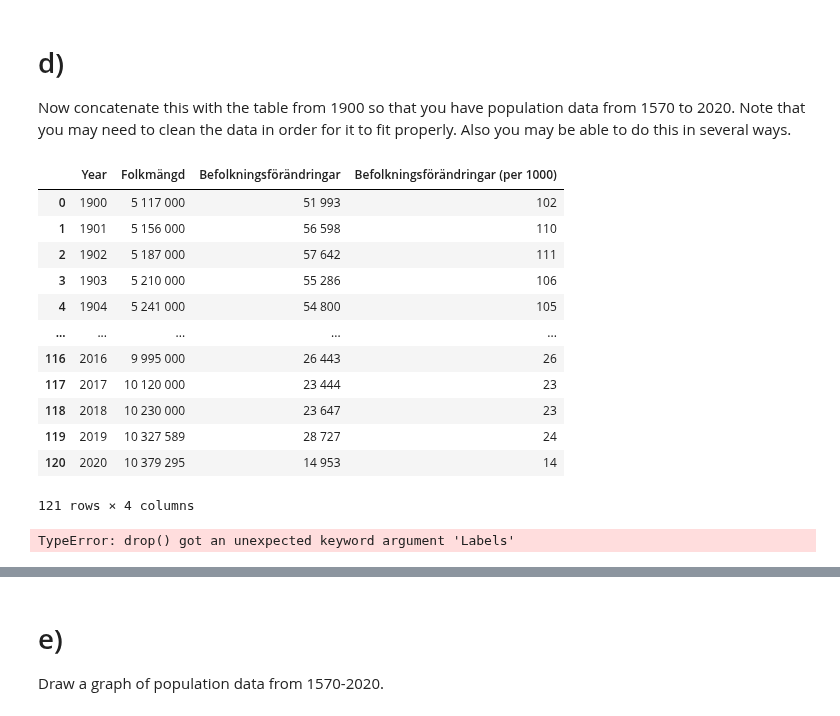
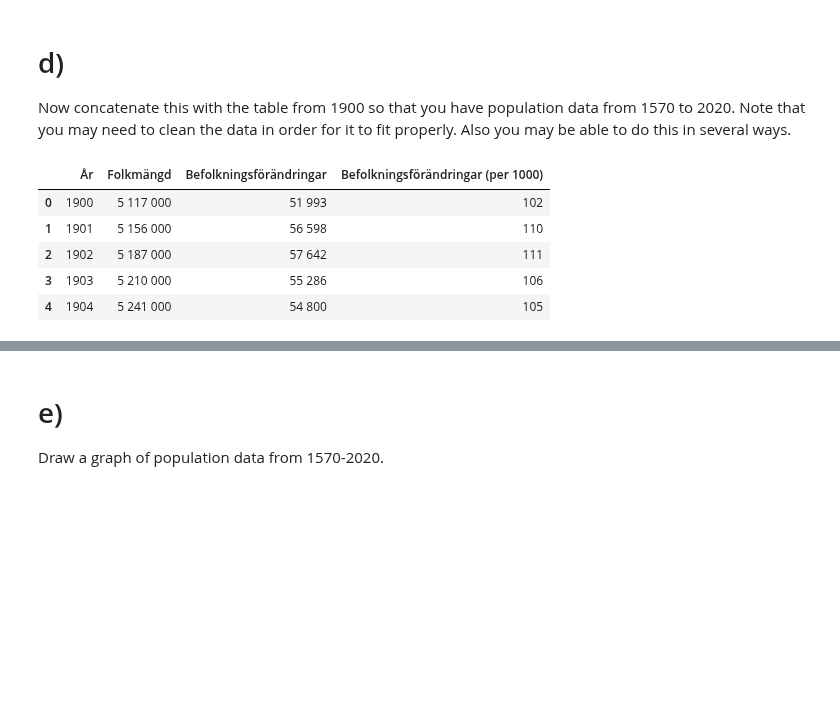
Before and after one commit to xjohansson/Databehandling_Xiu, a Jupyter notebook: Exercise/Exercise2_mergy.ipynb, the cells around one changed output, grey strips where cells are left out. Cells and saved outputs as stored; diff of their text form; code cells hidden in the pictures; blank space fills up the shorter version.

```diff
--- a/Exercise/Exercise2_mergy.ipynb
+++ b/Exercise/Exercise2_mergy.ipynb
@@ -33,7 +33,7 @@ tables
  # a)
   Read in the table under "Befolkningsstatistik sedan 1900" into a DataFrame
 # %%
-df = tables[5] # 0 is first table in the html page ,5 is sex table in this page
-df1=df.rename(columns={"Unnamed: 0": "Year"})
-df1
+from1900 = tables[5] # 0 is first table in the html page ,5 is sex table in this page
+from1900=from1900.rename(columns={"Unnamed: 0": "År"})
+from1900
 # %% [output]
@@ -172,23 +99,14 @@ df3
  # d)
  Now concatenate this with the table from 1900 so that you have population data from 1570 to 2020. Note that you may need to clean the data in order for it to fit properly. Also you may be able to do this in several ways.
 # %%
-df2=df1.drop(["Födda",	"Döda", "Nativiteten (per 1000)",	"Dödstalen (per 1000)","Total fertilitet" ], axis=1)  # axis 默认为0，指删除行，因此删除columns时要指定axis=1；
-df2
+# 这一步的目的是为了后面的合并做准备
+new_from1900=from1900.iloc[:,[0,1,4,7]]# 利用iloc提取列数据,这里表示提取第一列，第二列，第五列和第八列
+new_from1900.head()
+# df_new=from1900.drop(["Födda",	"Döda", "Nativiteten (per 1000)",	"Dödstalen (per 1000)","Total fertilitet" ], axis=1)  # axis 默认为0，指删除行，因此删除columns时要指定axis=1；
 # %% [output]
-|  | Year | Folkmängd | Befolkningsförändringar | Befolkningsförändringar (per 1000) |
+|  | År | Folkmängd | Befolkningsförändringar | Befolkningsförändringar (per 1000) |
 | 0 | 1900 | 5 117 000 | 51 993 | 102 |
 | 1 | 1901 | 5 156 000 | 56 598 | 110 |
 | 2 | 1902 | 5 187 000 | 57 642 | 111 |
 | 3 | 1903 | 5 210 000 | 55 286 | 106 |
 | 4 | 1904 | 5 241 000 | 54 800 | 105 |
-| ... | ... | ... | ... | ... |
-| 116 | 2016 | 9 995 000 | 26 443 | 26 |
-| 117 | 2017 | 10 120 000 | 23 444 | 23 |
-| 118 | 2018 | 10 230 000 | 23 647 | 23 |
-| 119 | 2019 | 10 327 589 | 28 727 | 24 |
-| 120 | 2020 | 10 379 295 | 14 953 | 14 |
-121 rows × 4 columns
-# %%
-df3.drop(Labels=None,axis=10)
-# %% [output]
-TypeError: drop() got an unexpected keyword argument 'Labels'
```
Also changed, not shown: parts of 37 cells of this notebook, 3 other files.
